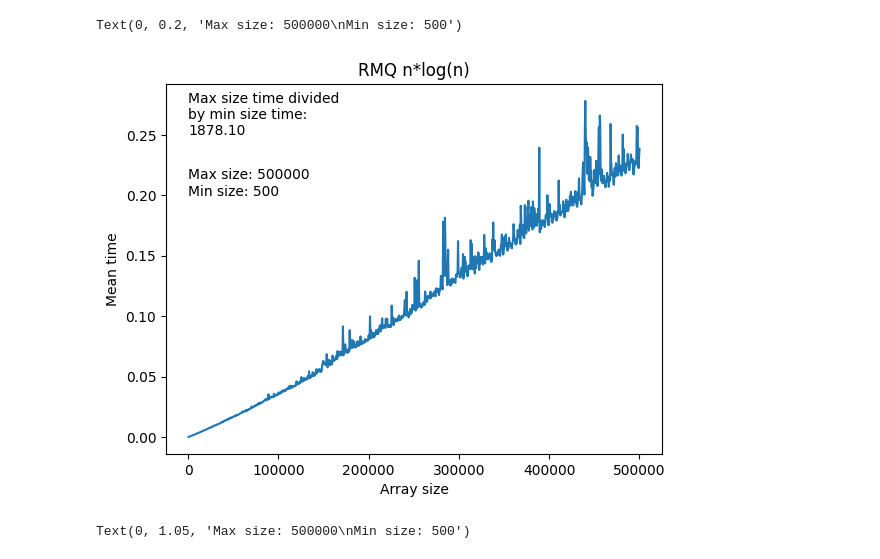
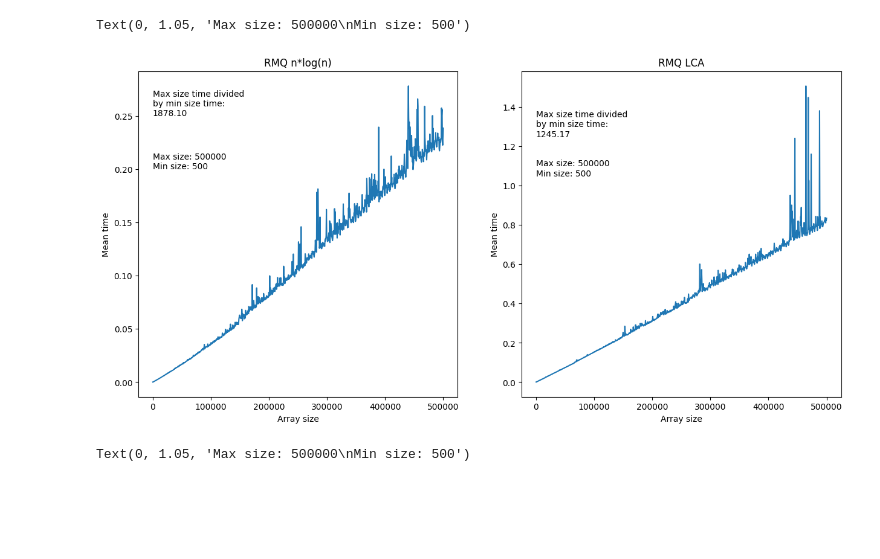
Before and after one commit to a13xbb/algorithms-labs-mag, a Jupyter notebook: rmq_lca/plots.ipynb, the cells around one changed output. Drawn from its saved outputs; the diff is of its cells as text; code cells hidden in the pictures; blank space fills up the shorter version.

Commit message:
little refactor+plots

```diff
--- a/rmq_lca/plots.ipynb
+++ b/rmq_lca/plots.ipynb
@@ -12,16 +12,28 @@ step_size = 500
 max_size = 500000
 vec_sizes = list(range(step_size, max_size + 1, step_size))
 # %%
+f, axs = plt.subplots(1, 2, figsize=(15, 7))
+
+plt.subplot(1, 2, 1)
 plt.plot(vec_sizes, nlogn_times)
 plt.title('RMQ n*log(n)')
 plt.xlabel('Array size')
 plt.ylabel('Mean time')
 
 plt.text(0, 0.25, f'Max size time divided\nby min size time:\n{(nlogn_times[-1] / nlogn_times[0]):.2f}')
 plt.text(0, 0.2, f'Max size: {vec_sizes[-1]}\nMin size: {vec_sizes[0]}')
+
+plt.subplot(1, 2, 2)
+plt.plot(vec_sizes, lca_times)
+plt.title('RMQ LCA')
+plt.xlabel('Array size')
+plt.ylabel('Mean time')
+
+plt.text(0, 1.25, f'Max size time divided\nby min size time:\n{(lca_times[-1] / lca_times[0]):.2f}')
+plt.text(0, 1.05, f'Max size: {vec_sizes[-1]}\nMin size: {vec_sizes[0]}')
 # %% [output]
-Text(0, 0.2, 'Max size: 500000\nMin size: 500')
+Text(0, 1.05, 'Max size: 500000\nMin size: 500')
-[figure, old version]
+[figure, new version]
 # %%
 plt.plot(vec_sizes, lca_times)
 plt.title('RMQ LCA')
```
Also changed, not shown: 1 other file.
